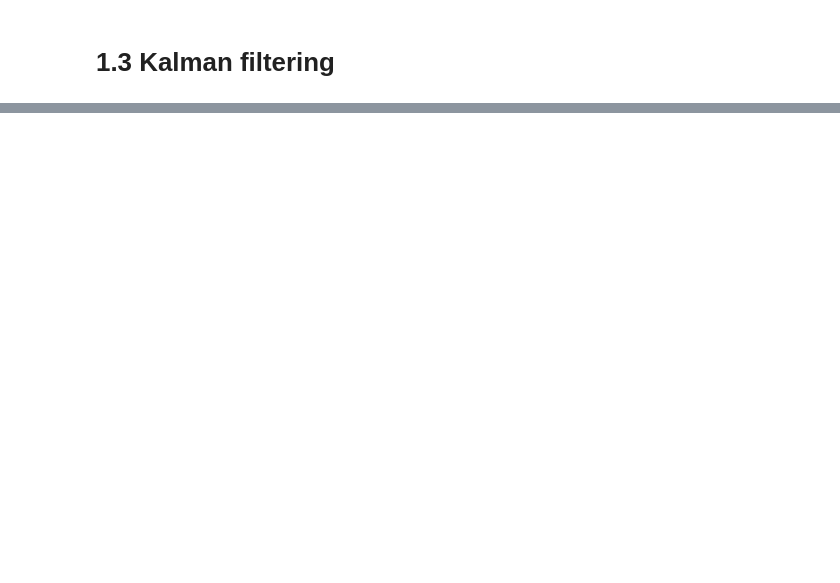
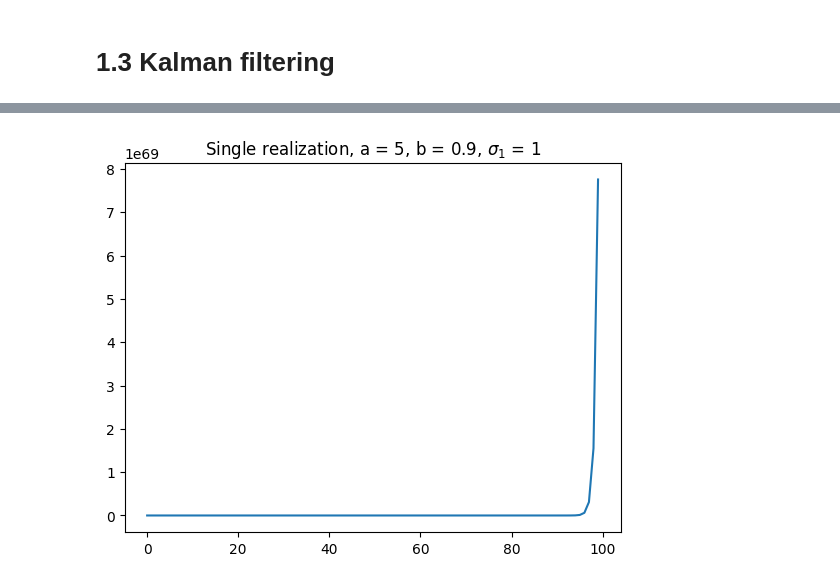
Before and after one commit to luca2618/Timeseries, a Jupyter notebook: assignment4/part1emcken.ipynb, the cells around one changed output, grey strips where cells are left out. Cells and saved outputs as stored; diff of their text form; code cells hidden in the pictures; blank space fills up the shorter version.

```diff
--- a/assignment4/part1emcken.ipynb
+++ b/assignment4/part1emcken.ipynb
@@ -153,0 +161,27 @@ plt.show()
+# %%
+np.random.seed(42)
+# Parameters
+a = 5
+b = 0.9
+sigma1 = 1
+X0 = 5
+n = 100
+num_realizations = 100
+
+X = np.zeros((num_realizations, n))
+X[:, 0] = X0
+Y = np.zeros((num_realizations, n))
+Y[:, 0] = X0 + np.random.normal(0, 1, size = num_realizations)
+
+# Simulate the process
+for t in range(1, n):
+    noise = np.random.normal(0, sigma1, size=num_realizations)
+    X[:, t] = a * X[:, t - 1] + b + noise
+    obs_noise = np.random.normal(0, 1, size = num_realizations)
+    Y[:, t] = X[:, t] + obs_noise
+
+plt.plot(Y[0])
+plt.title(f"Single realization, a = {a}, b = {b}, $\sigma_1$ = {sigma1}")
+plt.show()
+# %% [output]
+[figure, added]
```
Also changed, not shown: parts of 11 cells of this notebook, 4 other files.
